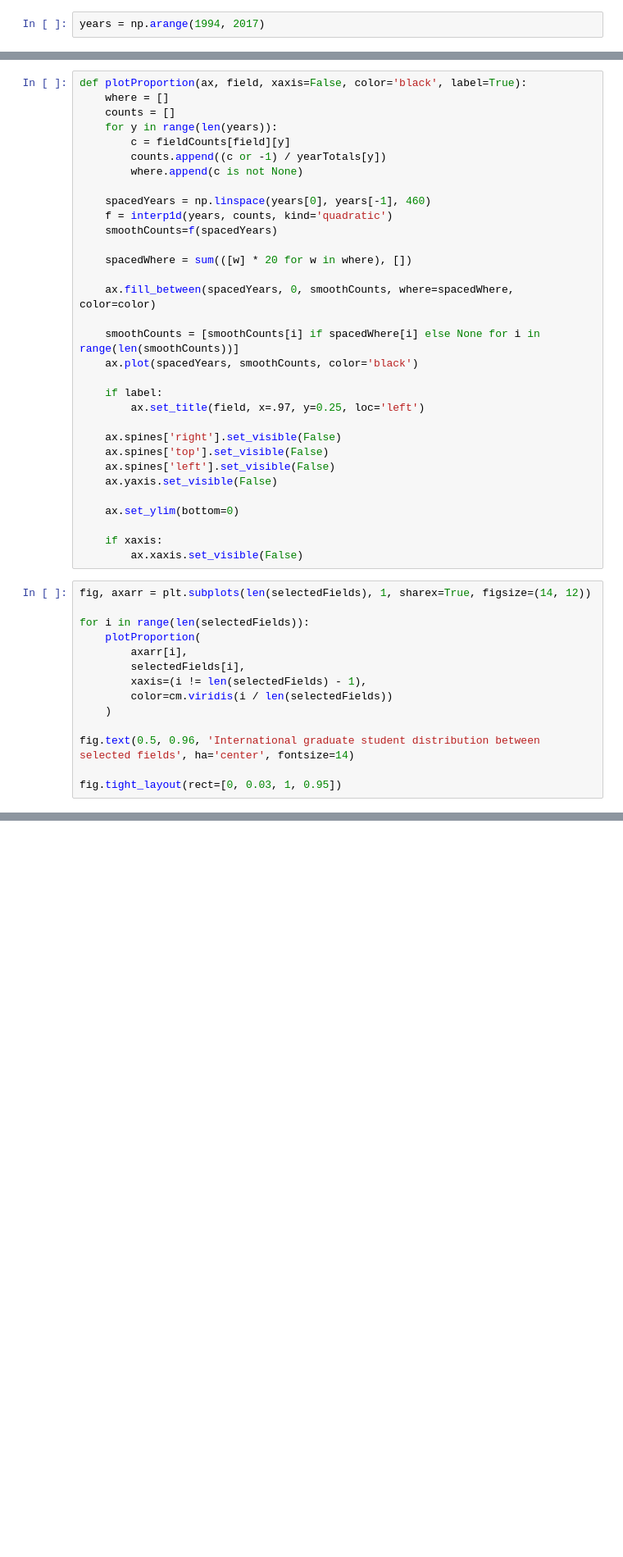
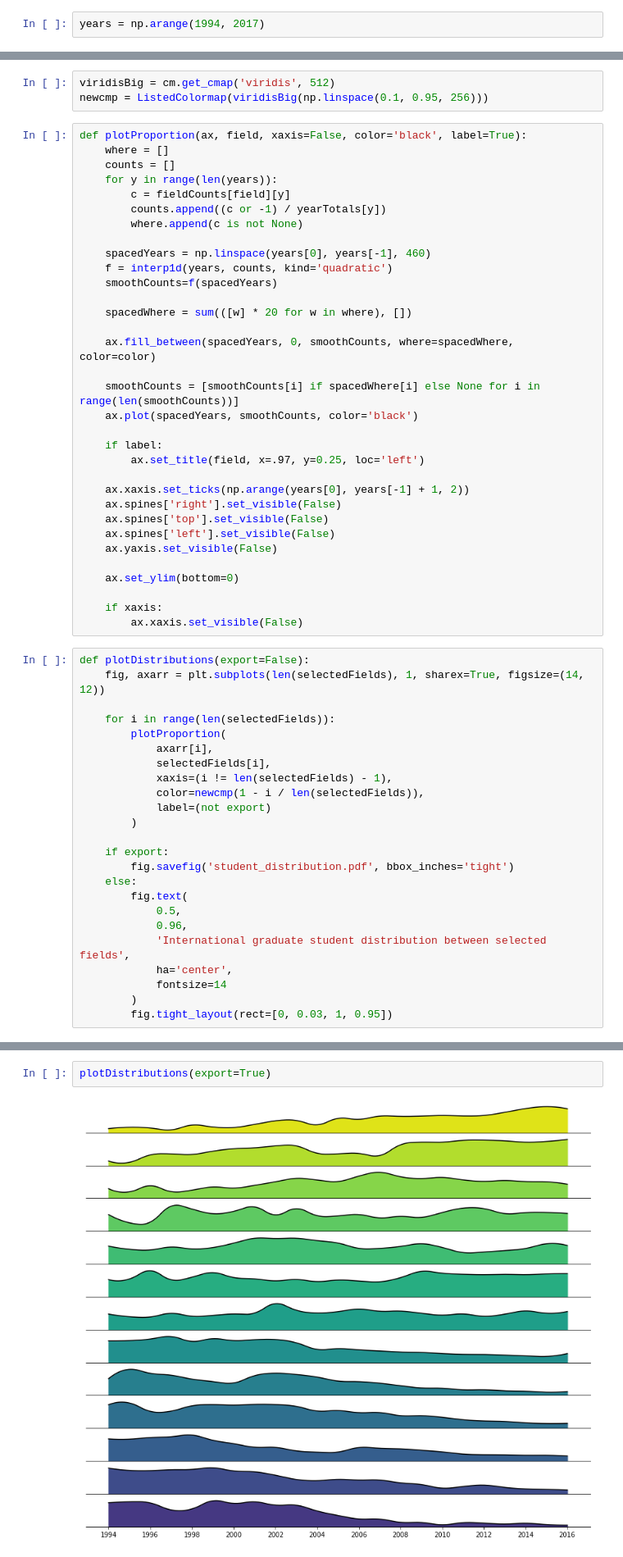
Before and after one commit to graphicsdesk/international-students, a Jupyter notebook: notebooks/gss-detailed-distribution.ipynb, the cells around one changed output, grey strips where cells are left out. Shown at 82% size. Saved outputs shown, nothing was run; the diff lists cells and outputs as text; blank space fills up the shorter version.

Commit message:
finalized distribution chart

```diff
--- a/notebooks/gss-detailed-distribution.ipynb
+++ b/notebooks/gss-detailed-distribution.ipynb
@@ -68,3 +65,6 @@ from matplotlib import cm
+# %%
+viridisBig = cm.get_cmap('viridis', 512)
+newcmp = ListedColormap(viridisBig(np.linspace(0.1, 0.95, 256)))
 # %%
 def plotProportion(ax, field, xaxis=False, color='black', label=True):
     where = []
@@ -88,6 +88,7 @@ def plotProportion(ax, field, xaxis=False, color='black', label=True):
     if label:
         ax.set_title(field, x=.97, y=0.25, loc='left')
 
+    ax.xaxis.set_ticks(np.arange(years[0], years[-1] + 1, 2))
     ax.spines['right'].set_visible(False)
     ax.spines['top'].set_visible(False)
     ax.spines['left'].set_visible(False)
@@ -98,16 +99,26 @@ def plotProportion(ax, field, xaxis=False, color='black', label=True):
     if xaxis:
         ax.xaxis.set_visible(False)
 # %%
-fig, axarr = plt.subplots(len(selectedFields), 1, sharex=True, figsize=(14, 12))
+def plotDistributions(export=False):
+    fig, axarr = plt.subplots(len(selectedFields), 1, sharex=True, figsize=(14, 12))
 
-for i in range(len(selectedFields)):
-    plotProportion(
-        axarr[i],
-        selectedFields[i],
-        xaxis=(i != len(selectedFields) - 1),
-        color=cm.viridis(i / len(selectedFields))
-    )
+    for i in range(len(selectedFields)):
+        plotProportion(
+            axarr[i],
+            selectedFields[i],
+            xaxis=(i != len(selectedFields) - 1),
+            color=newcmp(1 - i / len(selectedFields)),
+            label=(not export)
+        )
 
-fig.text(0.5, 0.96, 'International graduate student distribution between selected fields', ha='center', fontsize=14)
-
-fig.tight_layout(rect=[0, 0.03, 1, 0.95])
+    if export:
+        fig.savefig('student_distribution.pdf', bbox_inches='tight')
+    else:
+        fig.text(
+            0.5,
+            0.96,
+            'International graduate student distribution between selected fields',
+            ha='center',
+            fontsize=14
+        )
+        fig.tight_layout(rect=[0, 0.03, 1, 0.95])
@@ -133,2 +127,6 @@ fig.savefig('student_distribution.pdf', bbox_inches='tight')
+# %%
+plotDistributions(export=True)
+# %% [output]
+[figure, added]
 # %% [markdown]
 ## Findings
```
Also changed, not shown: parts of 6 cells of this notebook, 3 other files.
